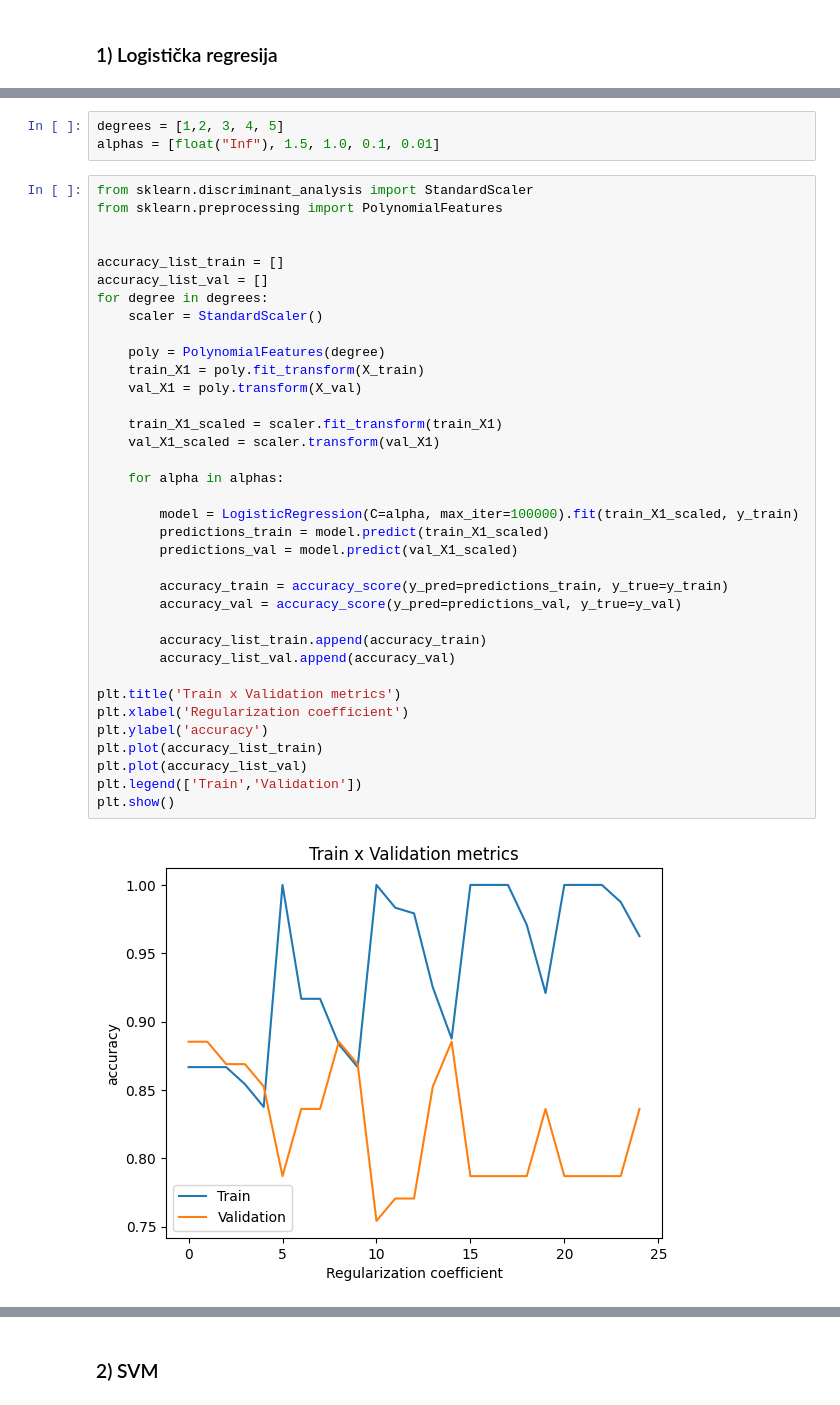
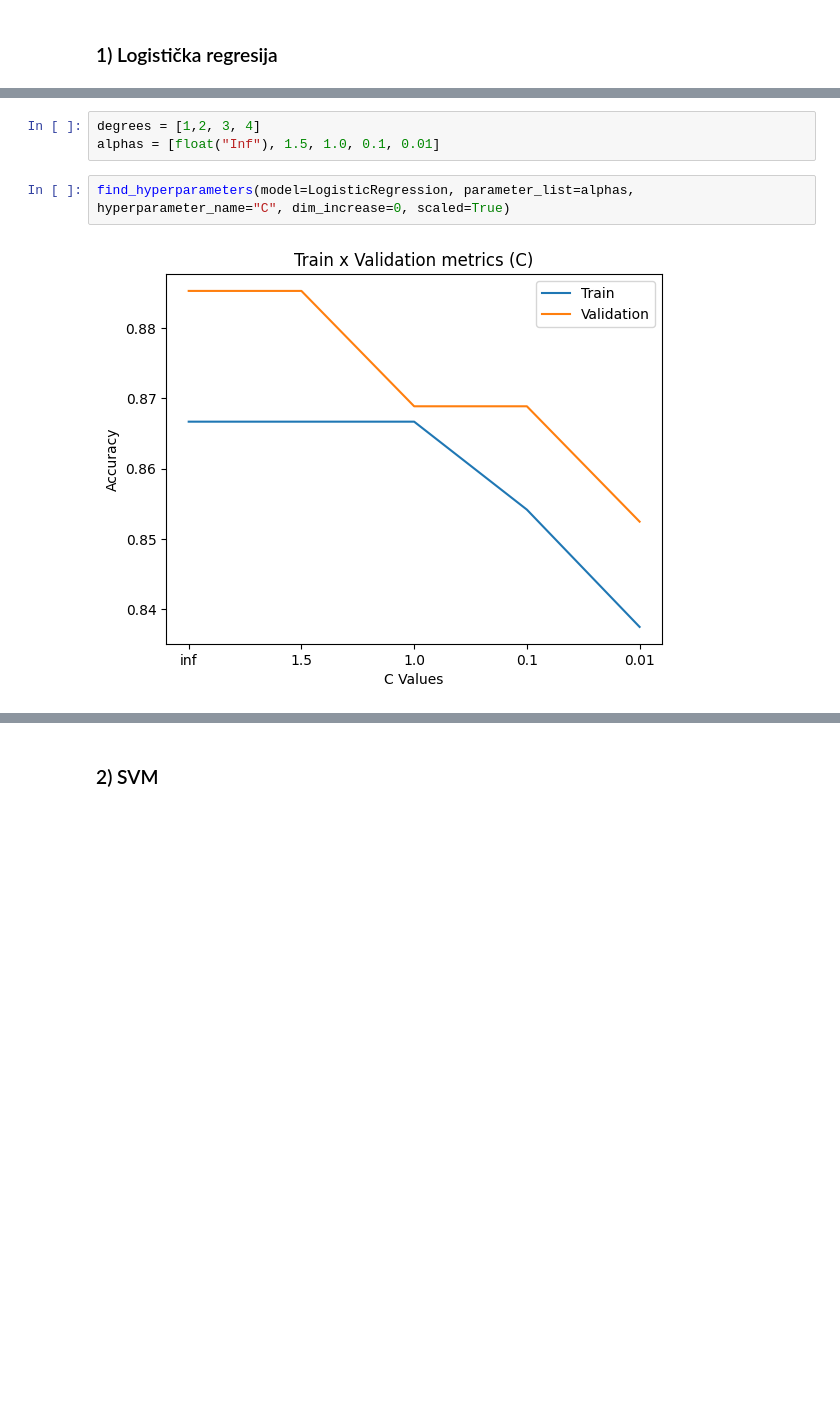
Before and after one commit to boltzman123/Heart-Failure-Disease-Prediction, a Jupyter notebook: Heart_Diesease_Detection.ipynb, the cells around one changed output, grey strips where cells are left out. Cells and saved outputs as stored; diff of their text form; blank space fills up the shorter version.

```diff
--- a/Heart_Diesease_Detection.ipynb
+++ b/Heart_Diesease_Detection.ipynb
@@ -530,42 +604,8 @@ warnings.filterwarnings("ignore", category=FutureWarning, module="sklearn")
 # %%
-degrees = [1,2, 3, 4, 5]
+degrees = [1,2, 3, 4]
 alphas = [float("Inf"), 1.5, 1.0, 0.1, 0.01]
-# %%
-from sklearn.discriminant_analysis import StandardScaler
-from sklearn.preprocessing import PolynomialFeatures
-
-
-accuracy_list_train = []
-accuracy_list_val = []
-for degree in degrees:
-    scaler = StandardScaler()
-
-    poly = PolynomialFeatures(degree)
-    train_X1 = poly.fit_transform(X_train)
-    val_X1 = poly.transform(X_val)
-
-    train_X1_scaled = scaler.fit_transform(train_X1)
-    val_X1_scaled = scaler.transform(val_X1)
-
-    for alpha in alphas:
-
-        model = LogisticRegression(C=alpha, max_iter=100000).fit(train_X1_scaled, y_train)
-        predictions_train = model.predict(train_X1_scaled)
-        predictions_val = model.predict(val_X1_scaled)
-
-        accuracy_train = accuracy_score(y_pred=predictions_train, y_true=y_train)
-        accuracy_val = accuracy_score(y_pred=predictions_val, y_true=y_val)
-
-        accuracy_list_train.append(accuracy_train)
-        accuracy_list_val.append(accuracy_val)
-
-plt.title('Train x Validation metrics')
-plt.xlabel('Regularization coefficient')
-plt.ylabel('accuracy')
-plt.plot(accuracy_list_train)
-plt.plot(accuracy_list_val)
-plt.legend(['Train','Validation'])
-plt.show()
-# %% [output]
-[figure, removed]
+# %%
+find_hyperparameters(model=LogisticRegression, parameter_list=alphas, hyperparameter_name="C", dim_increase=0, scaled=True)
+# %% [output]
+[figure, added]
 # %%
```
Also changed, not shown: parts of 50 cells of this notebook.
